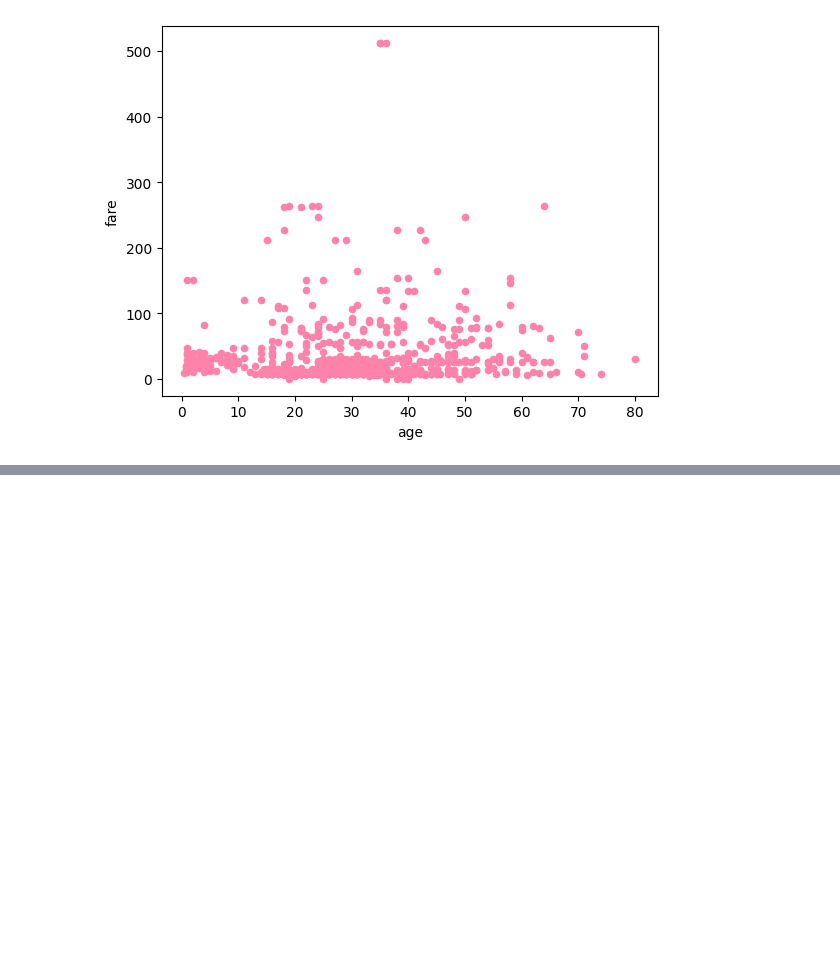
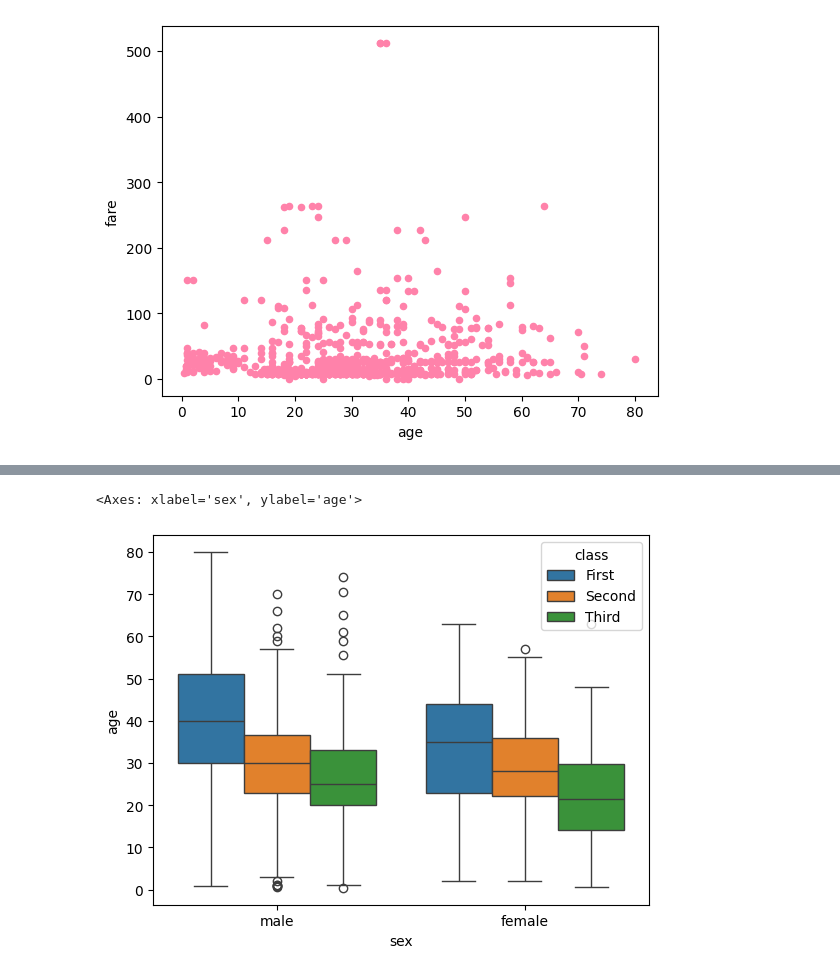
Before and after one commit to shahraibali/AI---DS, a Jupyter notebook: pandas_tips_tricks/data_visulization.ipynb, the cells around one changed output, grey strips where cells are left out. Saved outputs shown, nothing was run; the diff lists cells and outputs as text; code cells hidden in the pictures; blank space fills up the shorter version.

```diff
--- a/pandas_tips_tricks/data_visulization.ipynb
+++ b/pandas_tips_tricks/data_visulization.ipynb
@@ -25,0 +54,5 @@ df.plot(kind='scatter',x='age',y='fare',color='#FF82AA')
+# %%
+sns.boxplot(data=df,x='sex',y='age',hue='class')
+# %% [output]
+<Axes: xlabel='sex', ylabel='age'>
+[figure, added]
```
Also changed, not shown: parts of 11 cells of this notebook.
